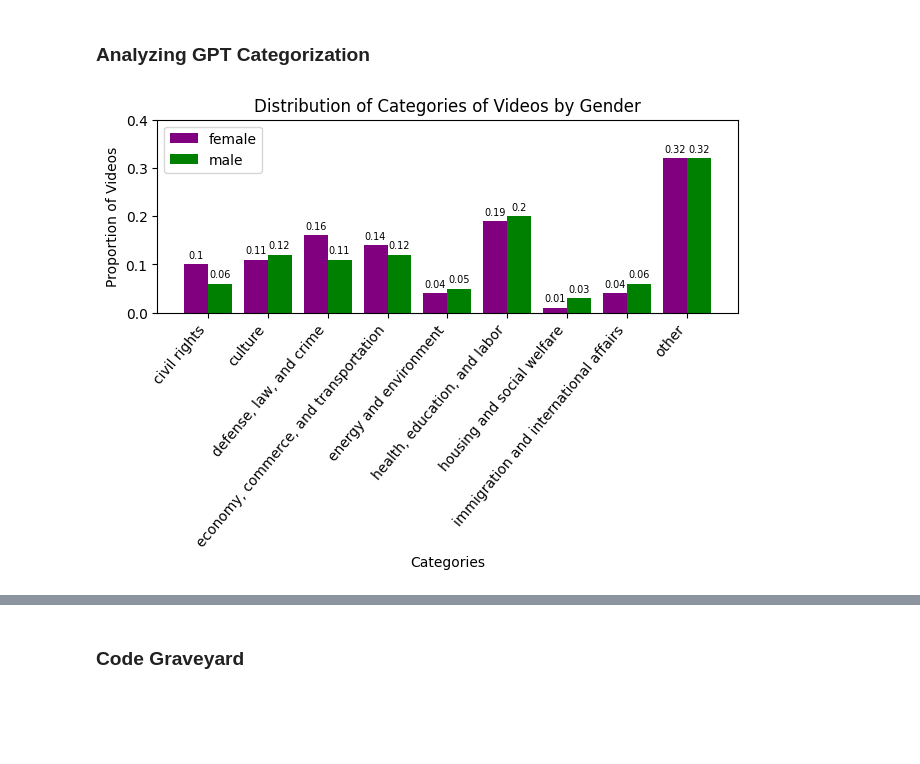
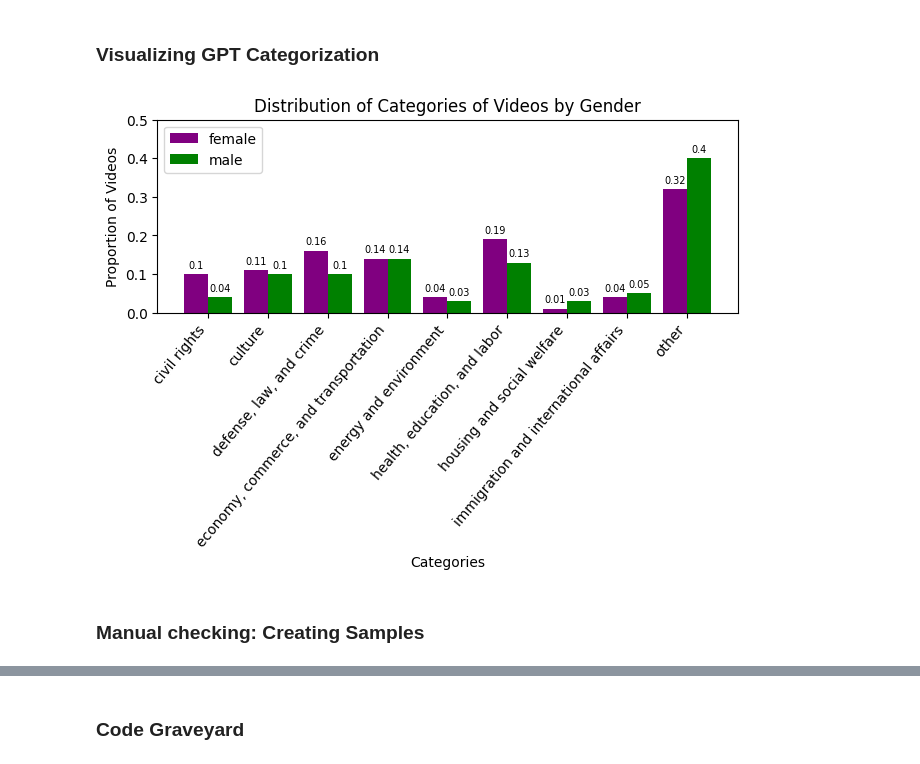
Before and after one commit to tsrogers9/CS315-proj3-group2, a Jupyter notebook: 2-analysis/gpt_categorization_analysis.ipynb, the cells around one changed output, grey strips where cells are left out. Saved outputs shown, nothing was run; the diff lists cells and outputs as text; code cells hidden in the pictures; blank space fills up the shorter version.

```diff
--- a/2-analysis/gpt_categorization_analysis.ipynb
+++ b/2-analysis/gpt_categorization_analysis.ipynb
@@ -1,5 +5,5 @@
 # %% [markdown]
-### Analyzing GPT Categorization
+### Visualizing GPT Categorization
 # %%
 import pandas as pd
 import matplotlib.pyplot as plt
@@ -11,8 +15,8 @@ category_names = ["civil rights", "culture", "energy and environment", "health,
                   "immigration and international affairs", "housing and social welfare", "defense, law, and crime",
                   "economy, commerce, and transportation", "other"]
 
-female = pd.read_csv(dir_path+"female_categories.csv")
-male = pd.read_csv(dir_path+"male_categories_all.csv")
+female_categories = pd.read_csv(dir_path+"female_categories.csv")
+male_categories = pd.read_csv(dir_path+"male_categories_may2.csv")
 # %%
 def clean_df(df):
     new_rows = []
@@ -34,34 +38,36 @@ def calculate_top_categories(df):
 # %%
 # side by side boxplot
 def visualize_categories():
-    output_female = calculate_top_categories(female).sort_values("Description")
-    output_male = calculate_top_categories(male).sort_values("Description")
+    output_female = calculate_top_categories(female_categories).sort_values("Description")
+    output_male = calculate_top_categories(male_categories).sort_values("Description")
 
     categories = sorted(category_names)
     data = {'female': round(output_female["percent"],2),
             'male': round(output_male["percent"],2)}
 
     x = np.arange(len(categories))  # the label locations
     width = 0.4  # the width of the bars
     multiplier = 0
 
     fig, ax = plt.subplots(layout='constrained')
     for gender, percentages in data.items():
         offset = width * multiplier
         rects = ax.bar(x + offset, percentages, width, label=gender, color=["purple" if gender == "female" else "green"])
         ax.bar_label(rects, padding=3, size=7)
         multiplier += 1
 
     ax.set_xticks(x + width/2, categories)
-    ax.set_ylim(0, 0.4)
+    ax.set_ylim(0, 0.5)
 
     plt.xticks(rotation=50, ha='right')
     plt.xlabel("Categories")
     plt.ylabel("Proportion of Videos")
     plt.title(f"Distribution of Categories of Videos by Gender")
     plt.legend(loc='upper left')
     plt.show()
 
 visualize_categories()
 # %% [output]
-[figure, old version]
+[figure, new version]
+# %% [markdown]
+### Manual checking: Creating Samples
```
Also changed, not shown: parts of 16 cells of this notebook, 2 other files.
